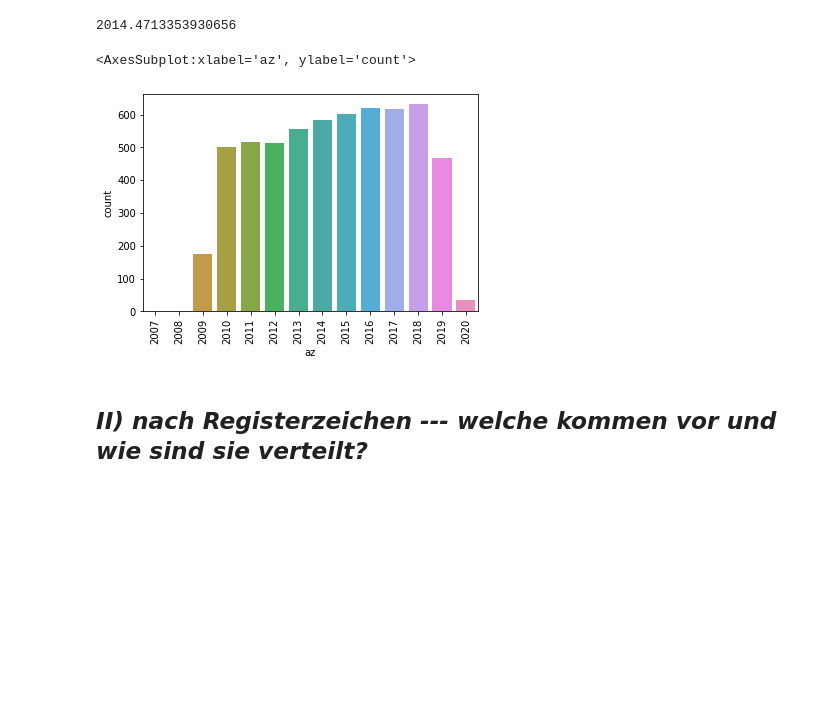
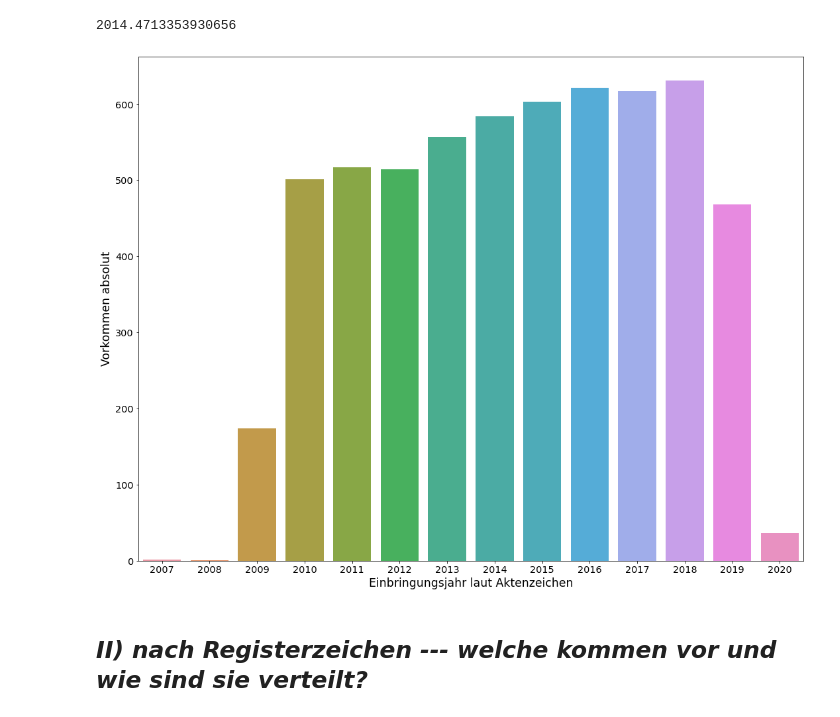
Before and after one commit to Balilicious/legal-decisions-recommender, a Jupyter notebook: CitationExtraction.ipynb, the cells around one changed output. Saved outputs shown, nothing was run; the diff lists cells and outputs as text; code cells hidden in the pictures; blank space fills up the shorter version.

```diff
--- a/CitationExtraction.ipynb
+++ b/CitationExtraction.ipynb
@@ -109,6 +109,15 @@ Gesamtmenge von identifizierten Zitaten in allen Gruende-Texten: 52699
 sum(amount_citations_in_gruende)
 # %% [output]
 52699
+# %%
+# set plot parameters globally
+import matplotlib.pylab as pylab
+params = {'legend.fontsize': 'x-large',
+         'axes.labelsize': 'xx-large',
+         'axes.titlesize':'x-large',
+         'xtick.labelsize':'x-large',
+         'ytick.labelsize':'x-large'}
+pylab.rcParams.update(params)
 # %%
 # plot number of detected citations in Gründe
 f = plt.figure(figsize=(18,8))
@@ -465,14 +509,16 @@ sum(doc_az_years) / len(doc_az_years)
 2014.4713353930656
 # %%
 # plot years of az
-f2 = plt.figure()
-plt.xticks(rotation=90)
-sns.countplot(doc_az_years)
+f2 = plt.figure(figsize=(18,14))
+#plt.xticks(rotation=90)
+#plt.yscale('log')
+
+ax = sns.countplot(doc_az_years)
+ax.set(xlabel='Einbringungsjahr laut Aktenzeichen', ylabel='Vorkommen absolut')
 
 #f2.savefig("images/plots/jahre_aller_az.png", bbox_inches="tight", dpi=600)
 # %% [output]
-<AxesSubplot:xlabel='az', ylabel='count'>
-[figure, old version]
+[figure, new version]
 # %% [markdown]
 ## _II) nach Registerzeichen --- welche kommen vor und wie sind sie verteilt?_
 # %% [markdown]
```
Also changed, not shown: parts of 20 cells of this notebook, 1 other file.
